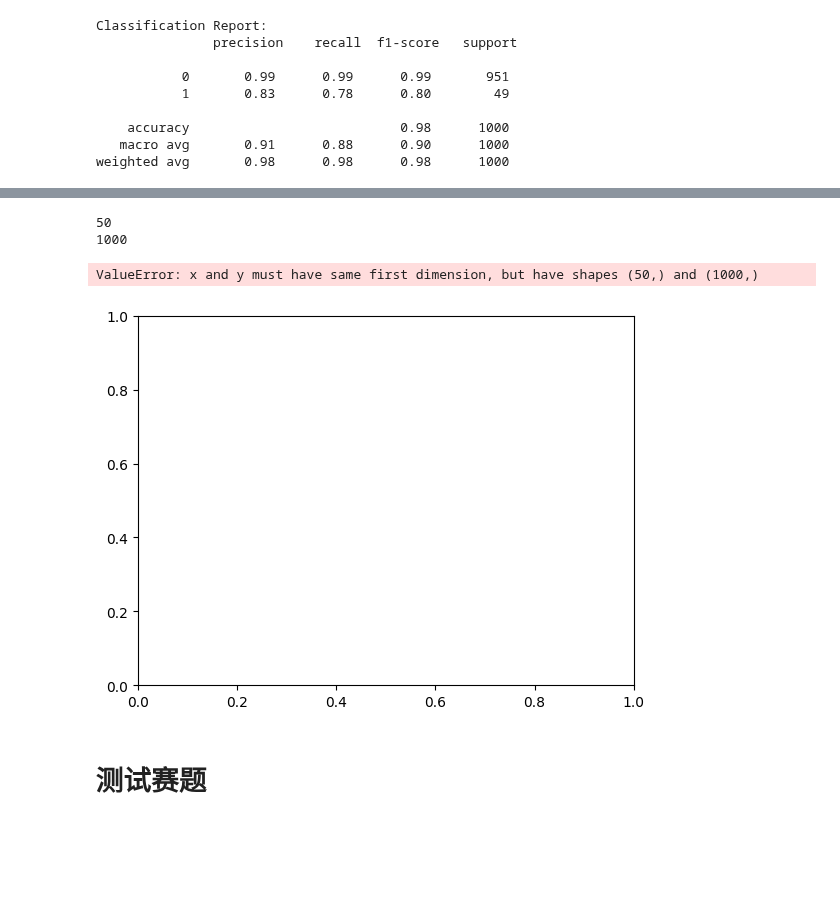
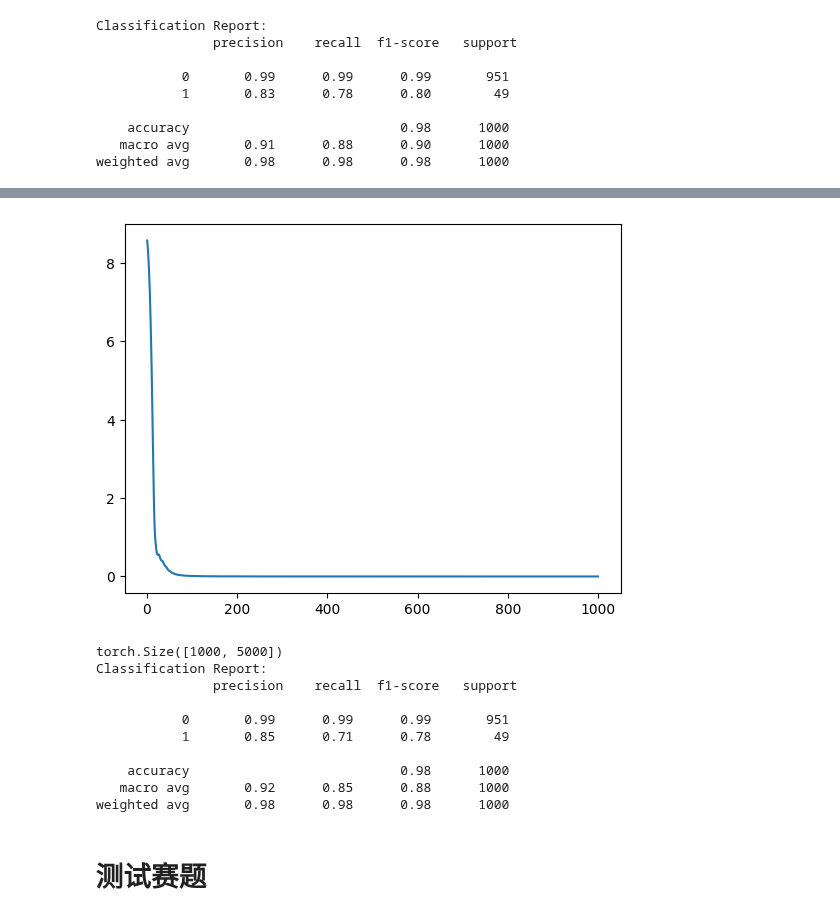
Before and after one commit to Chtholly-Tree/ml_exp, a Jupyter notebook: ml_exp.ipynb, the cells around one changed output, grey strips where cells are left out. Drawn from its saved outputs; the diff is of its cells as text; code cells hidden in the pictures; blank space fills up the shorter version.

```diff
--- a/ml_exp.ipynb
+++ b/ml_exp.ipynb
@@ -245,12 +245,9 @@ class BinaryClassification(nn.Module):
         self.fc2 = nn.Linear(n_hidden, n_feature)
 
     def forward(self, x: torch.FloatTensor):
-        if not isinstance(x, torch.FloatTensor):
-            x = torch.FloatTensor(x)
         x = self.fc1(x)
         x = F.relu(x)
         x = self.fc2(x)
-        print(x.shape)
         return x
 
     def predict(self, x):
@@ -265,18 +262,20 @@ class BinaryClassification(nn.Module):
 
         return torch.tensor(ans)
 # %%
+# 检测设备类型
 if torch.cuda.is_available():
     device = torch.device('cuda')
-    cudnn.benchmark = True
 else:
     device = torch.device('cpu')
 
 # 数据集和模型准备
-X_tensor = torch.from_numpy(X_smote.toarray()).type(torch.FloatTensor)
-y_tensor = torch.from_numpy(np.array(y_smote)).type(torch.LongTensor)
-model = BinaryClassification(X_tensor.shape[1], 20, 2)
+X_tensor = torch.from_numpy(X_smote.toarray()).type(torch.FloatTensor).to(device)
+y_tensor = torch.from_numpy(np.array(y_smote)).type(torch.LongTensor).to(device)
+model = BinaryClassification(X_tensor.shape[1], 20, 2).to(device)
+
+print(next(model.parameters()).device)
 
 # 定义损失函数
-loss_criterion = nn.CrossEntropyLoss()
+loss_criterion = nn.CrossEntropyLoss().to(device)
 # 定义优化器
 optimizer = torch.optim.Adam(model.parameters(), lr = 0.01)
@@ -287,7 +288,7 @@ losses = []
 
 for i in range(epochs):
     #得到预测值
-    y_pred = model.forward(X_tensor)
+    y_pred = model(X_tensor)
     #计算当前的损失
     loss = loss_criterion(y_pred, y_tensor)
     #添加当前的损失到losses中
@@ -298,5 +299,5 @@ for i in range(epochs):
     loss.backward()
     #梯度优化
     optimizer.step()
-    if(i % 500 == 0):
+    if(i % 50 == 0):
         print('loss: {:.4f}'.format(loss.item()))
@@ -306,14 +304,26 @@ loss: 0.0003
 # %%
-epoch_list = np.linspace(1, 1000)
-print(len(epoch_list))
-print(len(losses))
+# 可视化loss变化
+epoch_list = np.linspace(1, 1000, 1000)
 plt.plot(epoch_list, losses)
 plt.show()
 # %% [output]
-50
-1000
-ValueError: x and y must have same first dimension, but have shapes (50,) and (1000,)
-[figure, old version]
+[figure, new version]
+# %%
+X_test_tensor = torch.from_numpy(X_test_tfidf.toarray()).type(torch.FloatTensor).to(device)
+print(X_test_tensor.shape)
+y_pred = model.predict(X_test_tensor)
+print("Classification Report:\n", classification_report(y_test, y_pred))
+# %% [output]
+torch.Size([1000, 5000])
+Classification Report:
+               precision    recall  f1-score   support
+
+           0       0.99      0.99      0.99       951
+           1       0.85      0.71      0.78        49
+
+    accuracy                           0.98      1000
+   macro avg       0.92      0.85      0.88      1000
+weighted avg       0.98      0.98      0.98      1000
 # %% [markdown]
 # 测试赛题
 # %%
```
Also changed, not shown: parts of 3 cells of this notebook.
